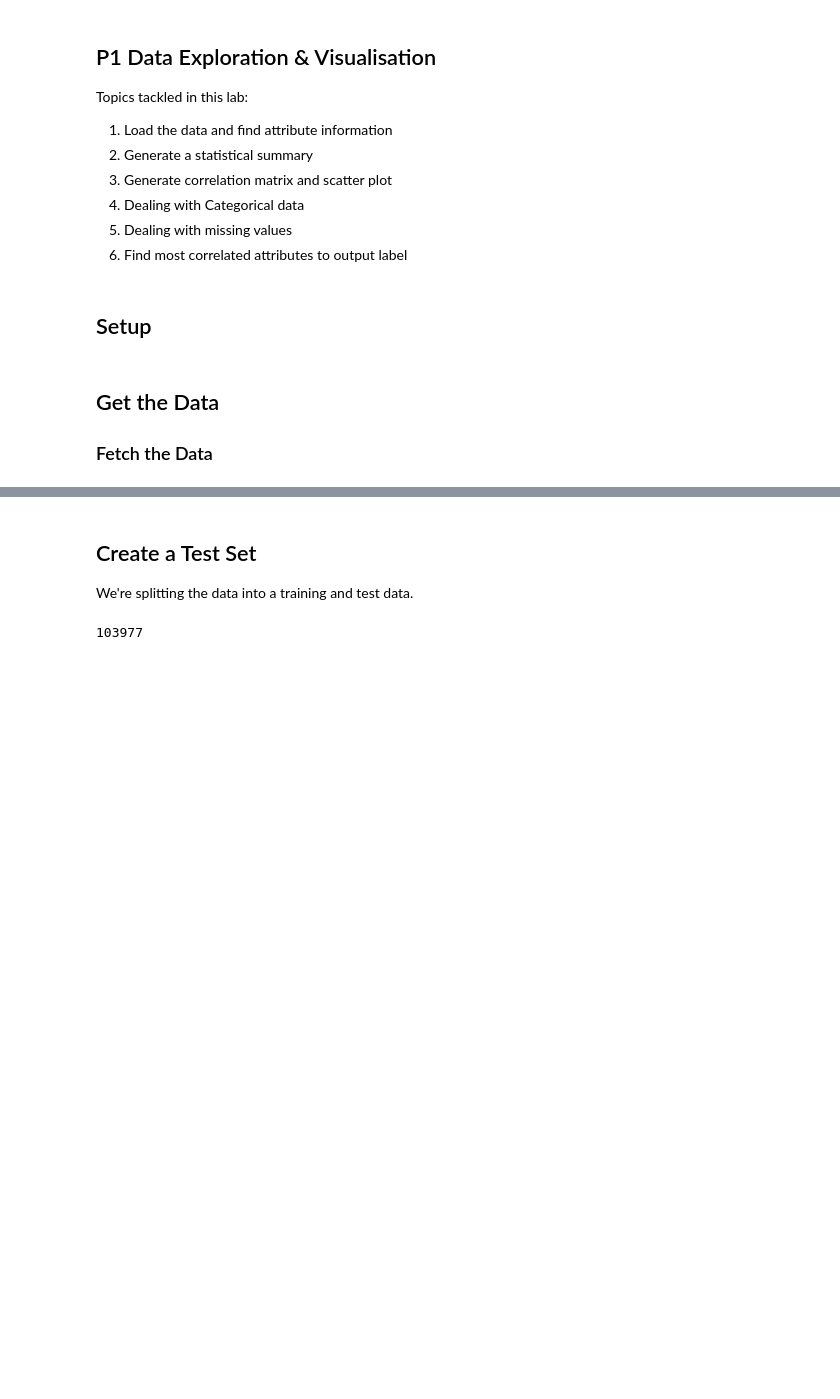
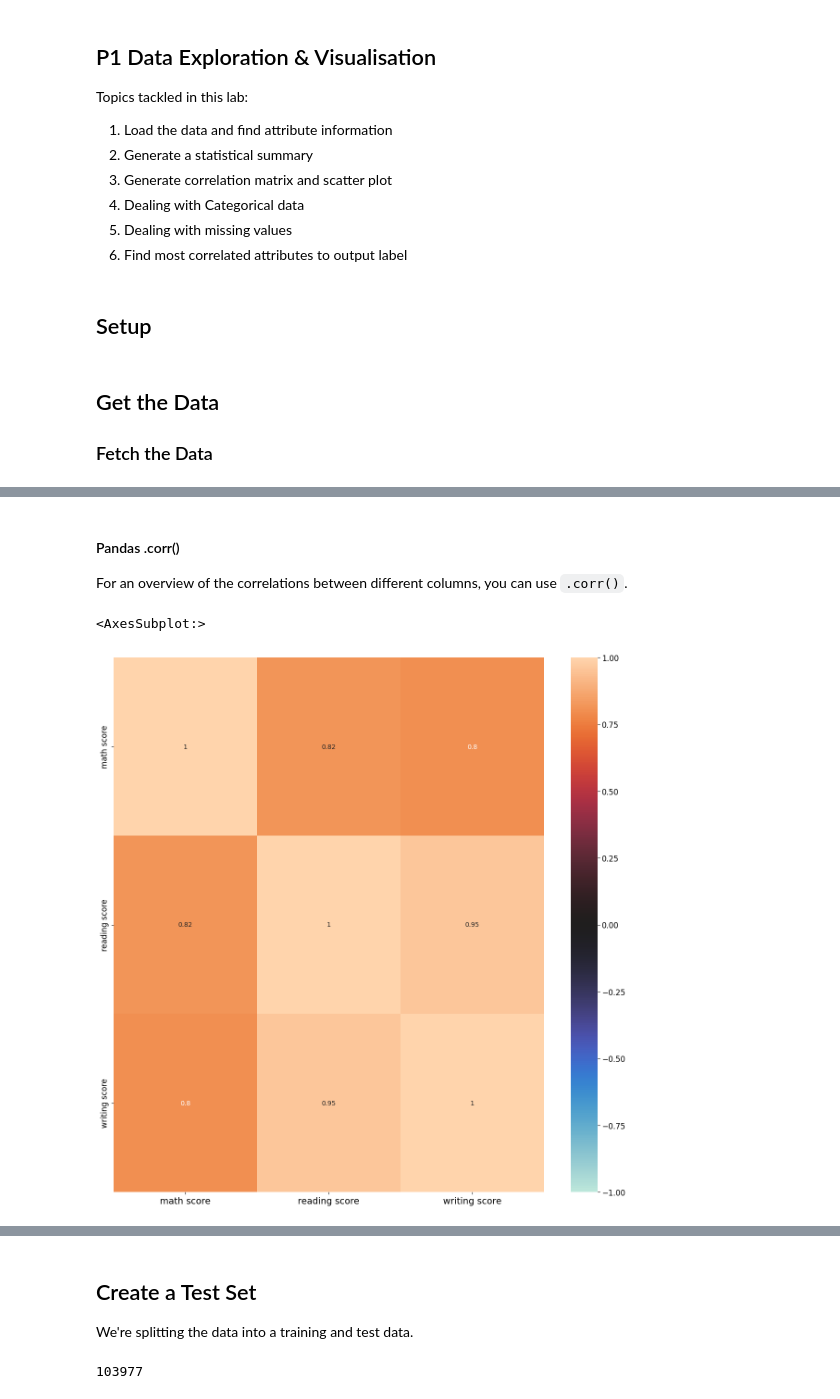
Before and after one commit to lascha212/F21DL, a Jupyter notebook: machine-learning/p1.ipynb, the cells around one changed output, grey strips where cells are left out. Cells and saved outputs as stored; diff of their text form; code cells hidden in the pictures; blank space fills up the shorter version.

```diff
--- a/machine-learning/p1.ipynb
+++ b/machine-learning/p1.ipynb
@@ -97,0 +122,10 @@ memory usage: 12.9+ MB
+# %% [markdown]
+#### Pandas .corr()
+For an overview of the correlations between different columns, you can use `.corr()`.
+# %%
+correlation_matrix = data.corr()
+fig, ax = plt.subplots(figsize=(15, 15))
+sns.heatmap(correlation_matrix, annot=True, vmax=1, vmin=-1, center=0, ax=ax)
+# %% [output]
+<AxesSubplot:>
+[figure, added]
```
Also changed, not shown: parts of 17 cells of this notebook, 1 other file.
